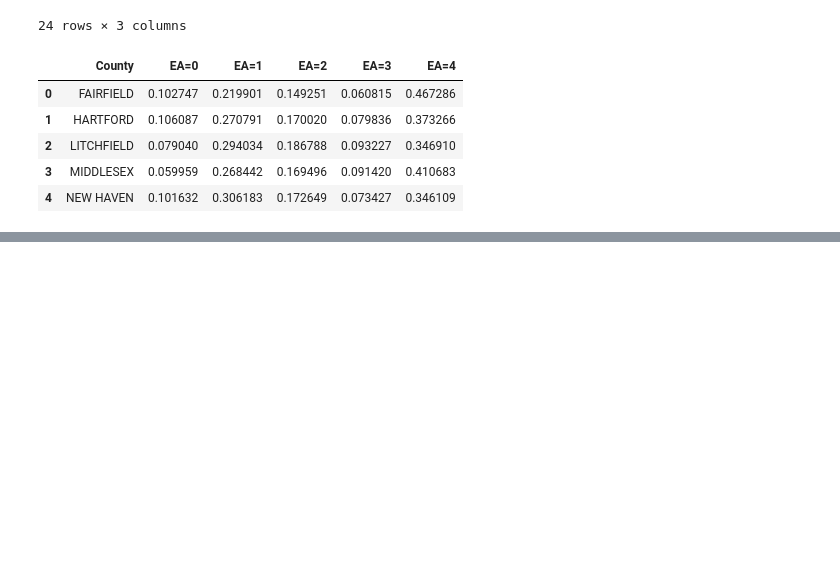
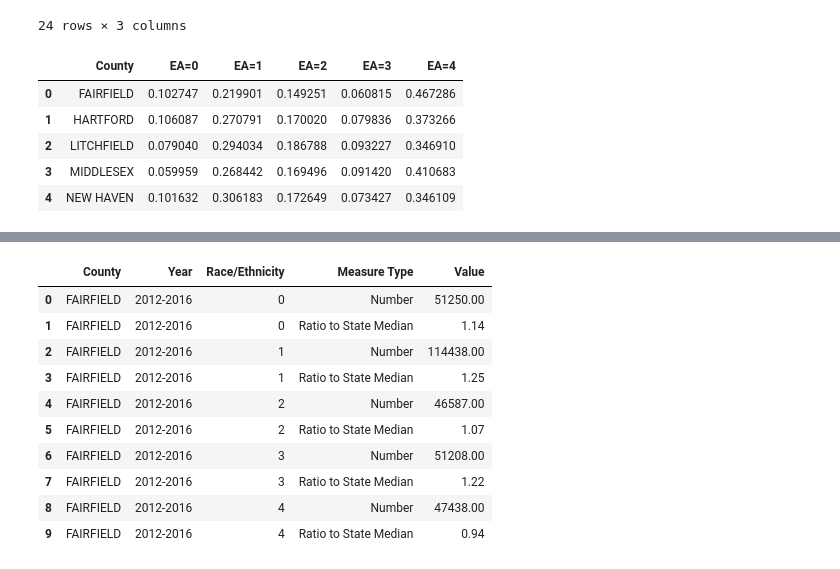
Before and after one commit to muhan-zhang/data200-final-project, a Jupyter notebook: Project.ipynb, the cells around one changed output, grey strips where cells are left out. Cells and saved outputs as stored; diff of their text form; code cells hidden in the pictures; blank space fills up the shorter version.

```diff
--- a/Project.ipynb
+++ b/Project.ipynb
@@ -1173,0 +1328,3 @@ ea_ct.head()
+# %%
+ib_ri_enc = {i: j for i, j in zip(ib_ct["Race/Ethnicity"].unique(), [8, 0, 1, 2, 3, 4, 5, 6, 7, 7])}
+ib_ri_enc
@@ -1173,0 +1342,25 @@ ea_ct.head()
+# %%
+ib_ct = ib_ct.query("Variable == 'Median Household Income'").drop("Variable", axis=1)\
+             .drop("FIPS", axis=1)\
+             .query("Year == '2012-2016' or Year == '2013-2017' or Year == '2014-2018'")\
+             .query("County != 'Connecticut'")\
+             .query("`Race/Ethnicity` != 'All'")\
+             .replace({"Race/Ethnicity": ib_ri_enc})\
+             .reset_index(drop=True)
+
+ib_ct["County"] = ib_ct["County"].str.upper()\
+                                 .str.rsplit(' ', n=1, expand=True)\
+                                 .loc[:, 0]
+ib_ct.head(10)
+# %% [output]
+|  | County | Year | Race/Ethnicity | Measure Type | Value |
+| 0 | FAIRFIELD | 2012-2016 | 0 | Number | 51250.00 |
+| 1 | FAIRFIELD | 2012-2016 | 0 | Ratio to State Median | 1.14 |
+| 2 | FAIRFIELD | 2012-2016 | 1 | Number | 114438.00 |
+| 3 | FAIRFIELD | 2012-2016 | 1 | Ratio to State Median | 1.25 |
+| 4 | FAIRFIELD | 2012-2016 | 2 | Number | 46587.00 |
+| 5 | FAIRFIELD | 2012-2016 | 2 | Ratio to State Median | 1.07 |
+| 6 | FAIRFIELD | 2012-2016 | 3 | Number | 51208.00 |
+| 7 | FAIRFIELD | 2012-2016 | 3 | Ratio to State Median | 1.22 |
+| 8 | FAIRFIELD | 2012-2016 | 4 | Number | 47438.00 |
+| 9 | FAIRFIELD | 2012-2016 | 4 | Ratio to State Median | 0.94 |
```
Also changed, not shown: parts of 20 cells of this notebook.
